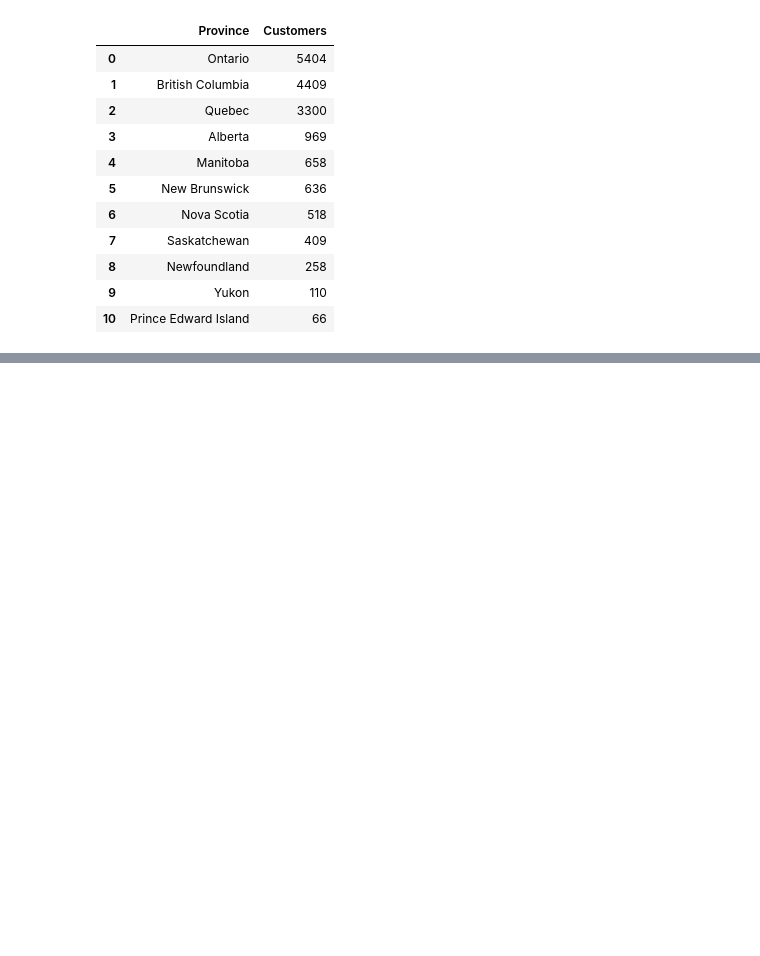
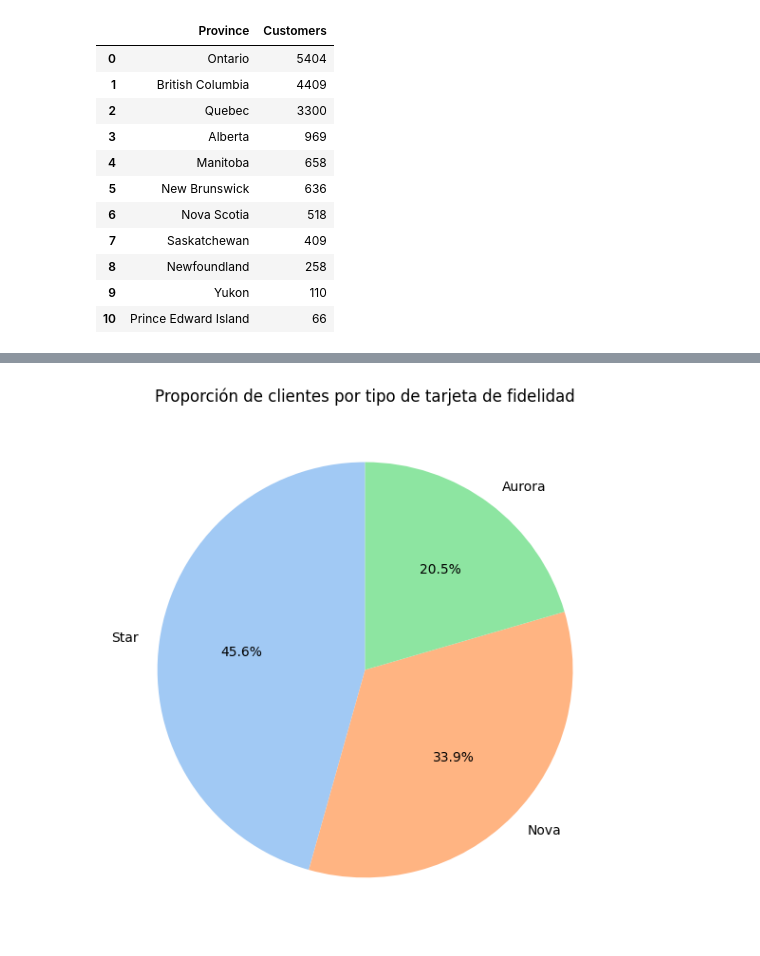
Before and after one commit to Adalab/bda-modulo-3-evaluacion-final-Isabel-GM, a Jupyter notebook: Ejercicio evaluacion mod 3.ipynb, the cells around one changed output, grey strips where cells are left out. Cells and saved outputs as stored; diff of their text form; code cells hidden in the pictures; blank space fills up the shorter version.

```diff
--- a/Ejercicio evaluacion mod 3.ipynb
+++ b/Ejercicio evaluacion mod 3.ipynb
@@ -693,0 +734,7 @@ plt.show()
+# %%
+# columnas que voy a necesitar:  "Loyalty Card" (categ)-> indica el tipo de tarjeta de fidelidad del cliente y "loyalty Numer" (num)-> para tener los clientes
+
+clientes_tarjetas = df_unido[['Loyalty Number', 'Loyalty Card']].drop_duplicates()
+
+# como he hecho con cliente y provincia -> clientes_tarjetas: En "df_unido" cada cliente puede aparecer varias veces (una por cada actividad mensual),
+# por lo que necesito contar cada cliente una sola vez, ya que su tipo de tarjeta no cambia.
@@ -693,0 +757,19 @@ plt.show()
+# %%
+
+# Paso 1: Obtener valores y etiquetas
+valores = clientes_tarjetas['Loyalty Card'].value_counts().values # con .values -> saco el numero o cantidad de clientes con esa tarjeta (p.ej: 7637, 5671, 3429)
+labels = clientes_tarjetas['Loyalty Card'].value_counts().index # con .index  -> saco el nombre de cada tipo de tarjeta (Star, Nova o Aurpra) label =etiqueta
+
+# Paso 2: Crear el gráfico
+plt.figure(figsize=(6,6))
+plt.pie(
+    valores,         # Tamaño de cada porción (número de clientes)
+    labels=labels,    # Etiquetas (tipos de tarjeta)
+    autopct='%1.1f%%',  # Muestro el porcentaje con 1 decimal
+    startangle=90,    # Giro el gráfico para empezar desde arriba
+    colors=sns.color_palette('pastel'),  # Colores suaves
+)
+plt.title('Proporción de clientes por tipo de tarjeta de fidelidad')
+plt.tight_layout(); # ajusto margenes
+# %% [output]
+[figure, added]
```
Also changed, not shown: parts of 10 cells of this notebook, 1 other file.
